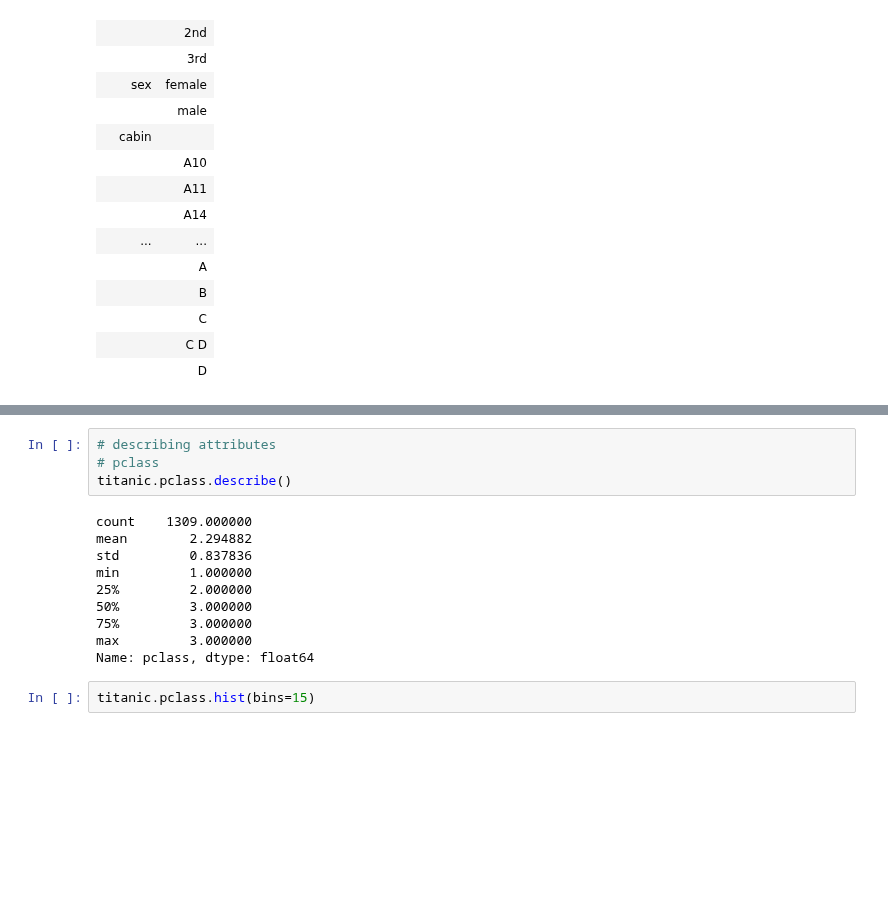
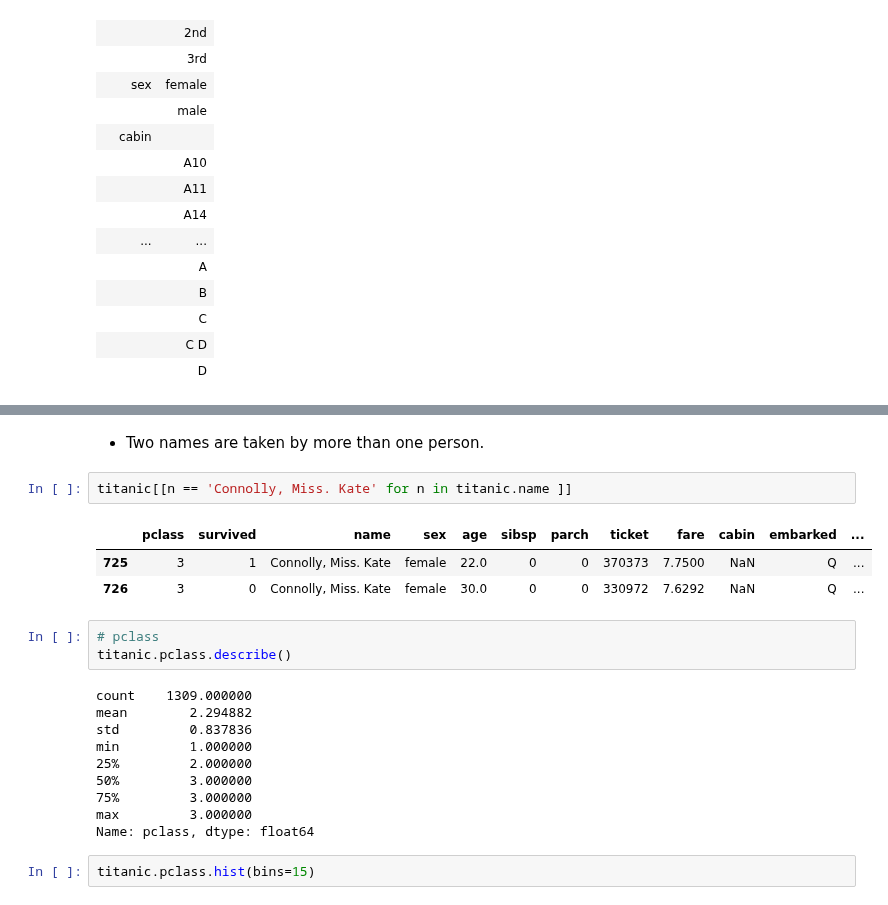
Before and after one commit to amirsh/ada-ana, a Jupyter notebook: HW1-notebooks/Data Wrangling with Pandas.ipynb, the cells around one changed output, grey strips where cells are left out. Cells and saved outputs as stored; diff of their text form; blank space fills up the shorter version.

```diff
--- a/HW1-notebooks/Data Wrangling with Pandas.ipynb
+++ b/HW1-notebooks/Data Wrangling with Pandas.ipynb
@@ -1661,5 +1672,12 @@ titanic.head()
+# %% [markdown]
+- Two names are taken by more than one person.
+# %%
+titanic[[n == 'Connolly, Miss. Kate' for n in titanic.name ]]
+# %% [output]
+|  | pclass | survived | name | sex | age | sibsp | parch | ticket | fare | cabin | embarked | ... |
+| 725 | 3 | 1 | Connolly, Miss. Kate | female | 22.0 | 0 | 0 | 370373 | 7.7500 | NaN | Q | ... |
+| 726 | 3 | 0 | Connolly, Miss. Kate | female | 30.0 | 0 | 0 | 330972 | 7.6292 | NaN | Q | ... |
 # %%
-# describing attributes
 # pclass
 titanic.pclass.describe()
 # %% [output]
```
Also changed, not shown: parts of 14 cells of this notebook.
